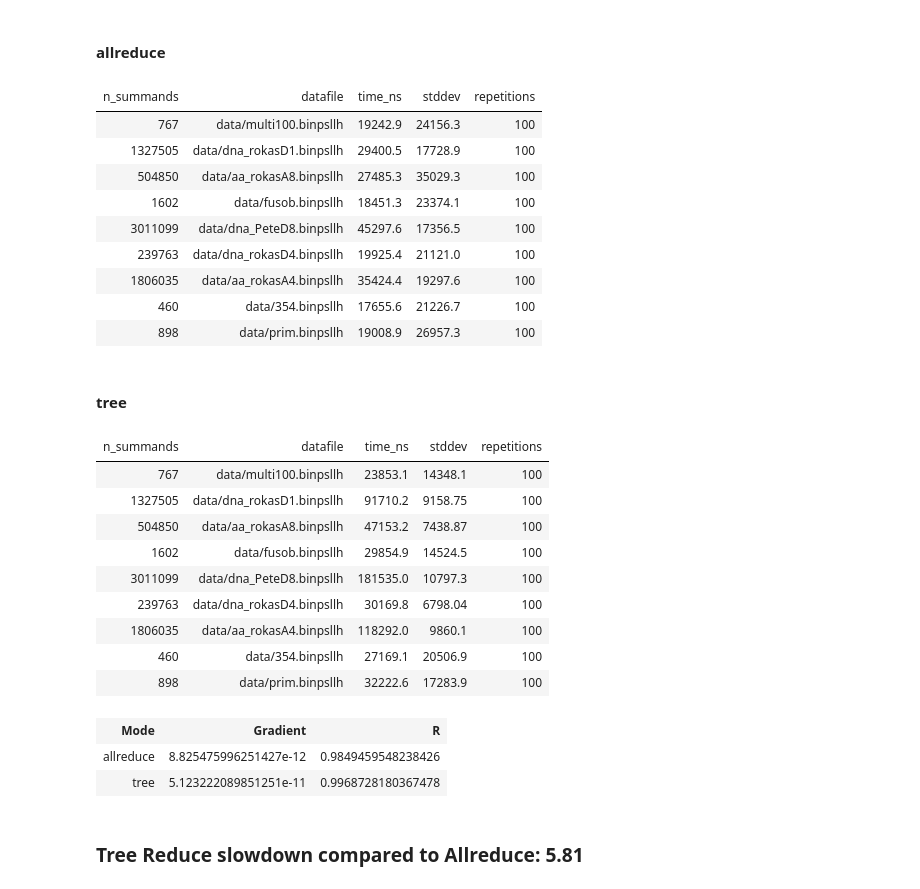
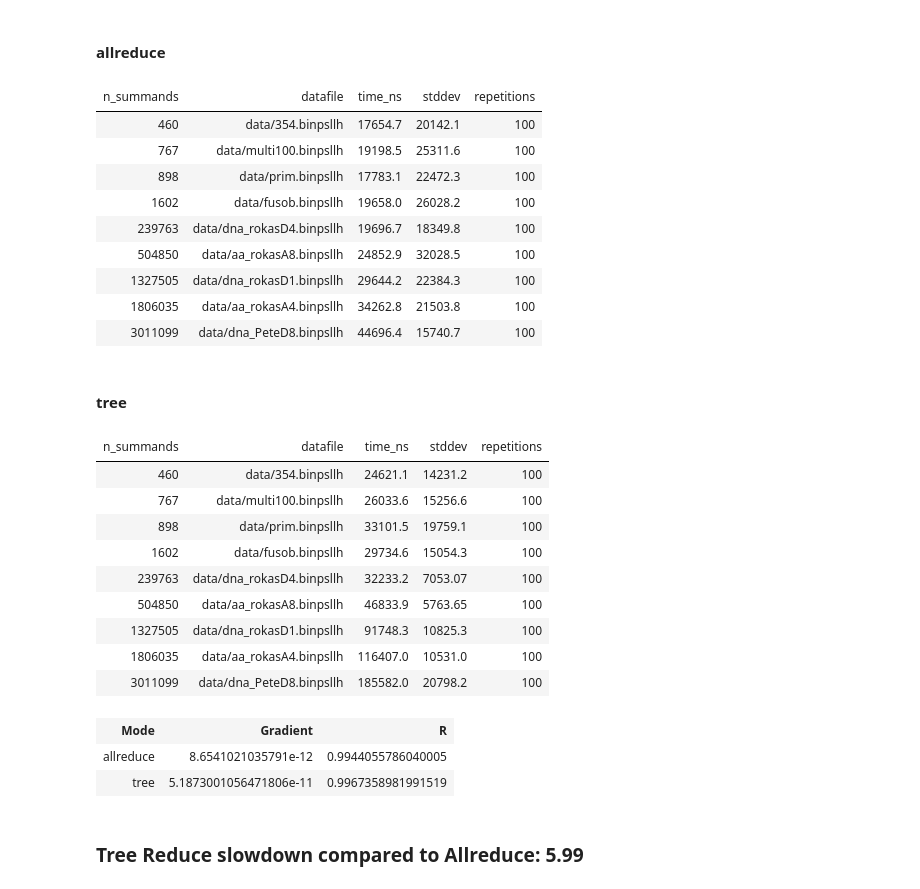
Before and after one commit to stelzch/allreduce, a Jupyter notebook: benchmarks/visualize.ipynb, the cells around one changed output. Saved outputs shown, nothing was run; the diff lists cells and outputs as text; code cells hidden in the pictures.

```diff
--- a/benchmarks/visualize.ipynb
+++ b/benchmarks/visualize.ipynb
@@ -34,5 +35,5 @@ display_result(cur)
 # %%
-run_id = 10
+run_id = 12
 # %%
 %matplotlib notebook
 import sqlite3
@@ -44,7 +45,7 @@ from scipy.stats import linregress
 # warning: not safe from SQL injection
 def fetch_data(mode):
     cur.execute(f"SELECT n_summands, datafile, time_ns, stddev, repetitions FROM results WHERE mode = ?" \
-                "AND run_id = ?",
+                "AND run_id = ? ORDER BY n_summands",
                (mode, run_id))
 
 def datasets():
@@ -90,53 +91,53 @@ for mode, v in settings.items():
     if not v["include"]:
         continue
 
     fetch_data(mode)
     data = cur.fetchall()
     display(HTML(f"<h4>{mode}</h4>"))
     display_result(cur, data)
 
     ar_x, ar_y, ar_error = xye(data)
     ax.errorbar(ar_x, ar_y, yerr=ar_error, fmt=v["fmt"], label=v["label"], capsize=4.0)
 
     if linreg:
         settings[mode]["linreg"] = linregress(ar_x, ar_y)
         gradient, intercept, r_value, p_value, std_err = settings[mode]["linreg"]
         x1 = np.linspace(min(ar_x), max(ar_x), 50)
         y1 = gradient * x1 + intercept
         plt.plot(x1, y1)
 
 ax.legend(loc='upper left')
 
 ax.set_xlim(left=0)
 #ax.set_ylim(bottom=0)
 
 plt.show()
 plt.savefig(fname="figure.svg")
 # %% [output]
 [interactive output not drawn]
 [interactive output not drawn]
 allreduce
 | n_summands | datafile | time_ns | stddev | repetitions |
-| 767 | data/multi100.binpsllh | 19242.9 | 24156.3 | 100 |
-| 1327505 | data/dna_rokasD1.binpsllh | 29400.5 | 17728.9 | 100 |
-| 504850 | data/aa_rokasA8.binpsllh | 27485.3 | 35029.3 | 100 |
-| 1602 | data/fusob.binpsllh | 18451.3 | 23374.1 | 100 |
-| 3011099 | data/dna_PeteD8.binpsllh | 45297.6 | 17356.5 | 100 |
-| 239763 | data/dna_rokasD4.binpsllh | 19925.4 | 21121.0 | 100 |
-| 1806035 | data/aa_rokasA4.binpsllh | 35424.4 | 19297.6 | 100 |
-| 460 | data/354.binpsllh | 17655.6 | 21226.7 | 100 |
-| 898 | data/prim.binpsllh | 19008.9 | 26957.3 | 100 |
+| 460 | data/354.binpsllh | 17654.7 | 20142.1 | 100 |
+| 767 | data/multi100.binpsllh | 19198.5 | 25311.6 | 100 |
+| 898 | data/prim.binpsllh | 17783.1 | 22472.3 | 100 |
+| 1602 | data/fusob.binpsllh | 19658.0 | 26028.2 | 100 |
+| 239763 | data/dna_rokasD4.binpsllh | 19696.7 | 18349.8 | 100 |
+| 504850 | data/aa_rokasA8.binpsllh | 24852.9 | 32028.5 | 100 |
+| 1327505 | data/dna_rokasD1.binpsllh | 29644.2 | 22384.3 | 100 |
+| 1806035 | data/aa_rokasA4.binpsllh | 34262.8 | 21503.8 | 100 |
+| 3011099 | data/dna_PeteD8.binpsllh | 44696.4 | 15740.7 | 100 |
 tree
 | n_summands | datafile | time_ns | stddev | repetitions |
-| 767 | data/multi100.binpsllh | 23853.1 | 14348.1 | 100 |
-| 1327505 | data/dna_rokasD1.binpsllh | 91710.2 | 9158.75 | 100 |
-| 504850 | data/aa_rokasA8.binpsllh | 47153.2 | 7438.87 | 100 |
-| 1602 | data/fusob.binpsllh | 29854.9 | 14524.5 | 100 |
-| 3011099 | data/dna_PeteD8.binpsllh | 181535.0 | 10797.3 | 100 |
-| 239763 | data/dna_rokasD4.binpsllh | 30169.8 | 6798.04 | 100 |
-| 1806035 | data/aa_rokasA4.binpsllh | 118292.0 | 9860.1 | 100 |
-| 460 | data/354.binpsllh | 27169.1 | 20506.9 | 100 |
-| 898 | data/prim.binpsllh | 32222.6 | 17283.9 | 100 |
+| 460 | data/354.binpsllh | 24621.1 | 14231.2 | 100 |
+| 767 | data/multi100.binpsllh | 26033.6 | 15256.6 | 100 |
+| 898 | data/prim.binpsllh | 33101.5 | 19759.1 | 100 |
+| 1602 | data/fusob.binpsllh | 29734.6 | 15054.3 | 100 |
+| 239763 | data/dna_rokasD4.binpsllh | 32233.2 | 7053.07 | 100 |
+| 504850 | data/aa_rokasA8.binpsllh | 46833.9 | 5763.65 | 100 |
+| 1327505 | data/dna_rokasD1.binpsllh | 91748.3 | 10825.3 | 100 |
+| 1806035 | data/aa_rokasA4.binpsllh | 116407.0 | 10531.0 | 100 |
+| 3011099 | data/dna_PeteD8.binpsllh | 185582.0 | 20798.2 | 100 |
 # %%
 def display_table2(data, header = []):
     html = "<table>"
@@ -158,11 +159,11 @@ if linreg:
     display_table2(t, header=header)
 # %% [output]
 | Mode | Gradient | R |
-| allreduce | 8.825475996251427e-12 | 0.9849459548238426 |
-| tree | 5.123222089851251e-11 | 0.9968728180367478 |
+| allreduce | 8.6541021035791e-12 | 0.9944055786040005 |
+| tree | 5.1873001056471806e-11 | 0.9967358981991519 |
 # %%
 if linreg:
     slowdown = settings["tree"]["linreg"][0] / settings["allreduce"]["linreg"][0]
     display(HTML(f"<h3>Tree Reduce slowdown compared to Allreduce: {round(slowdown,2)}"))
 # %% [output]
-Tree Reduce slowdown compared to Allreduce: 5.81
+Tree Reduce slowdown compared to Allreduce: 5.99
```
Also changed, not shown: parts of 1 cell of this notebook, 1 other file.
